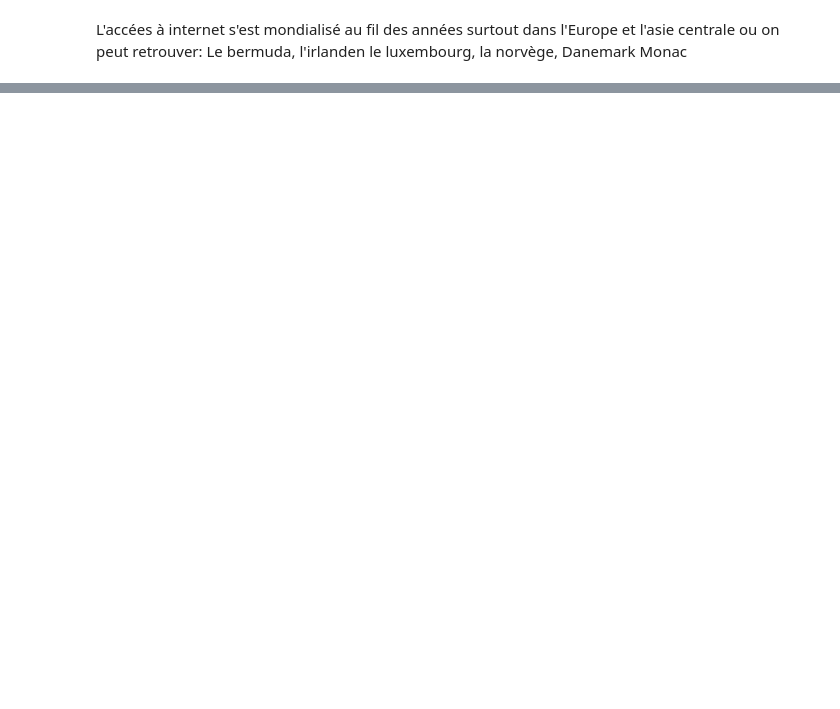
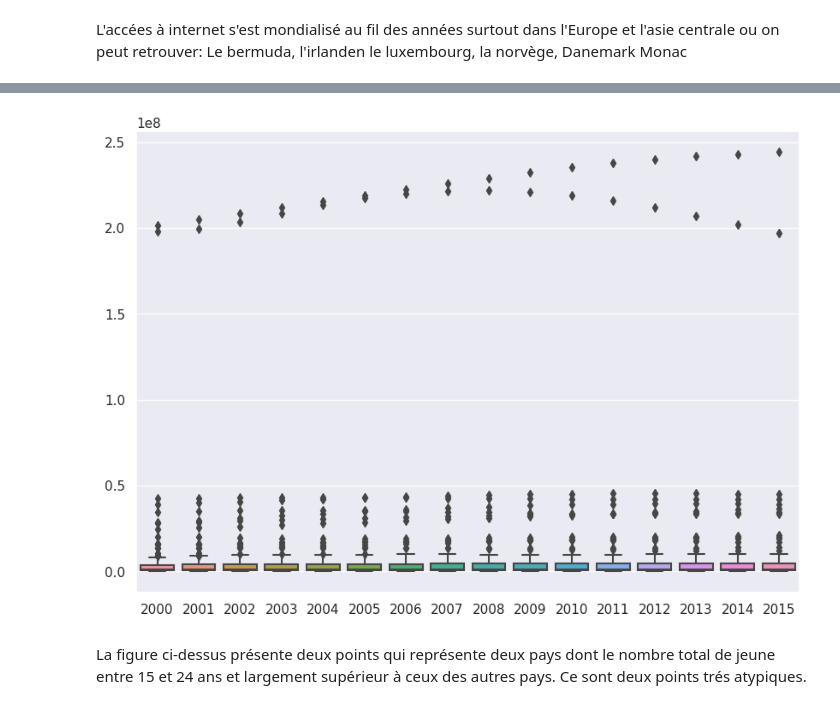
Before and after one commit to Hajoura91coding/Academy_expansion_correction, a Jupyter notebook: correction-expansion-project-academy.ipynb, the cells around one changed output, grey strips where cells are left out. Drawn from its saved outputs; the diff is of its cells as text; code cells hidden in the pictures; blank space fills up the shorter version.

```diff
--- a/correction-expansion-project-academy.ipynb
+++ b/correction-expansion-project-academy.ipynb
@@ -628,0 +746,7 @@ L'accées à internet s'est mondialisé au fil des années surtout dans l'Europe
+# %%
+BoxPopJeune = pop1524TotalByCountry.loc[:,'2000':'2015'].dropna()
+boxplot(BoxPopJeune, "")
+# %% [output]
+[figure, added]
+# %% [markdown]
+La figure ci-dessus présente deux points qui représente deux pays dont le nombre total de jeune entre 15 et 24 ans et largement supérieur à ceux des autres pays. Ce sont deux points trés atypiques.
```
Also changed, not shown: parts of 34 cells of this notebook.
